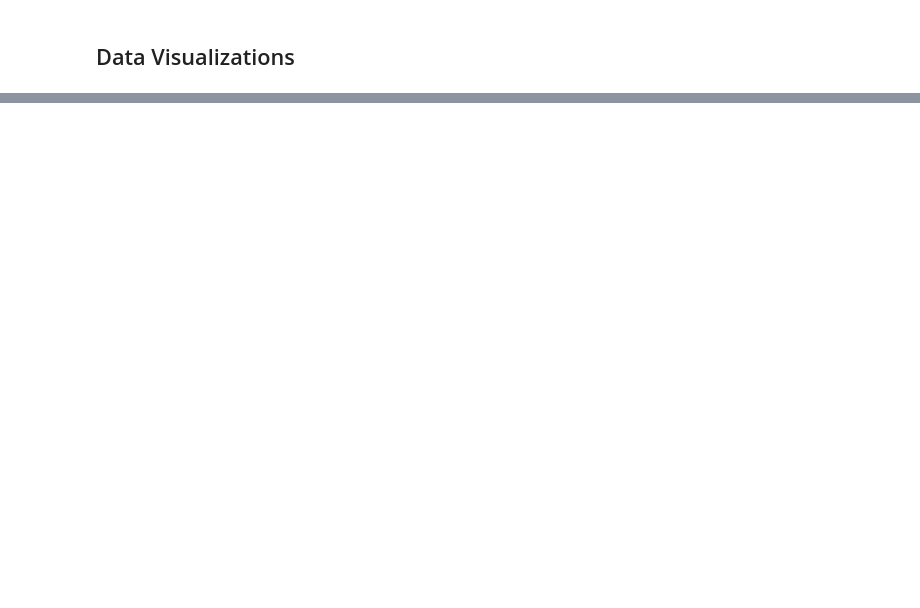
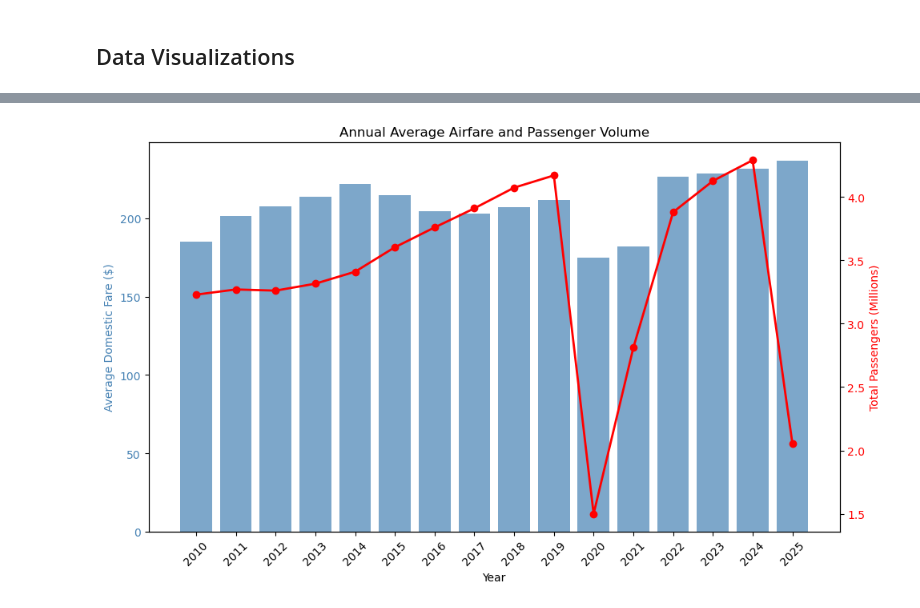
Before and after one commit to Joconnell04/airfare-oil-baggage-analysis, a Jupyter notebook: Phase III.ipynb, the cells around one changed output, grey strips where cells are left out. Saved outputs shown, nothing was run; the diff lists cells and outputs as text; code cells hidden in the pictures; blank space fills up the shorter version.

```diff
--- a/Phase III.ipynb
+++ b/Phase III.ipynb
@@ -989,0 +882,37 @@ If you used any additional sources to complete your Data Analysis section, list
+# %%
+# Visualization 4: Bar Chart: Average Annual Airfare vs Passenger Volume
+
+# extract year from quarter and aggregate by year
+dataset_a['year'] = dataset_a['quarter'].str[:4].astype(int)
+yearly_data = dataset_a.groupby('year').agg({
+    'avg_domestic_fare': 'mean',
+    'total_passengers': 'sum'
+}).reset_index()
+
+# widen for spacing
+fig, ax1 = plt.subplots(figsize=(10, 6))
+
+# bar chart for average fare on left axis
+ax1.bar(yearly_data['year'], yearly_data['avg_domestic_fare'], color='steelblue', alpha=0.7)
+ax1.set_xlabel('Year')
+ax1.set_ylabel('Average Domestic Fare ($)', color='steelblue')
+ax1.tick_params(axis='y', labelcolor='steelblue')
+ax1.set_xticks(yearly_data['year'])
+ax1.set_xticklabels(yearly_data['year'], rotation=45)
+
+# add passenger volume on right axis
+ax2 = ax1.twinx()
+ax2.plot(yearly_data['year'], yearly_data['total_passengers'] / 1000000,
+         'ro-', linewidth=2, markersize=6, label='Total Passengers (Millions)')
+ax2.set_ylabel('Total Passengers (Millions)', color='red')
+ax2.tick_params(axis='y', labelcolor='red')
+
+plt.title('Annual Average Airfare and Passenger Volume')
+plt.tight_layout()
+plt.savefig('visualization_4_annual_fare_passengers.png', dpi=300, bbox_inches='tight')
+plt.show()
+
+# cleanup temp column
+dataset_a = dataset_a.drop('year', axis=1)
+# %% [output]
+[figure, added]
```
Also changed, not shown: parts of 34 cells of this notebook, 6 other files.
